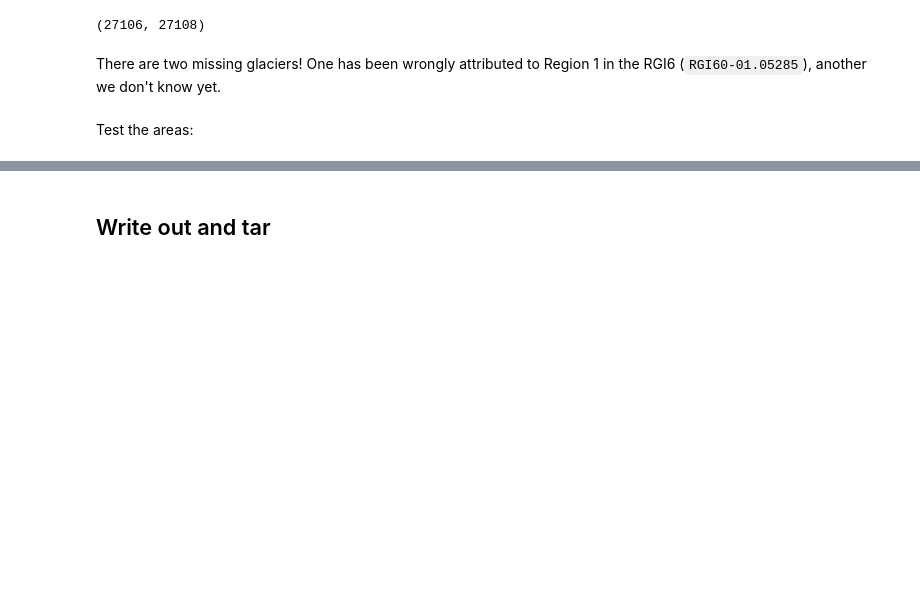
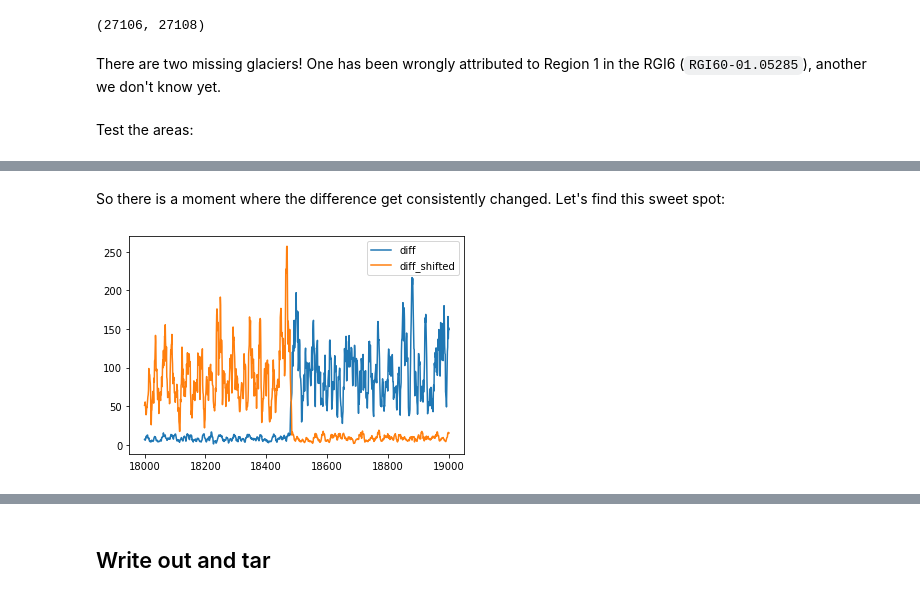
Before and after one commit to GLIMS-RGI/rgi7_scripts, a Jupyter notebook: outline_selection/RGI01.ipynb, the cells around one changed output, grey strips where cells are left out. Saved outputs shown, nothing was run; the diff lists cells and outputs as text; code cells hidden in the pictures; blank space fills up the shorter version.

```diff
--- a/outline_selection/RGI01.ipynb
+++ b/outline_selection/RGI01.ipynb
@@ -80,0 +109,6 @@ So, there are practically no difference in terms of area. The remain difference
+# %% [markdown]
+So there is a moment where the difference get consistently changed. Let's find this sweet spot:
+# %%
+tdf.rolling(7).mean().loc[18000:19000].plot();
+# %% [output]
+[figure, added]
```
Also changed, not shown: parts of 26 cells of this notebook, 3 other files.
